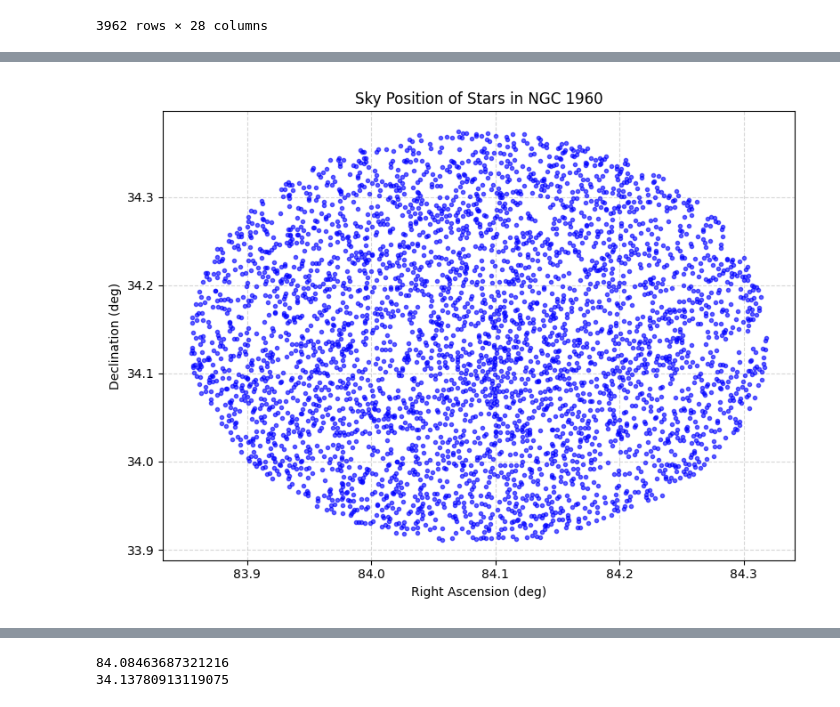
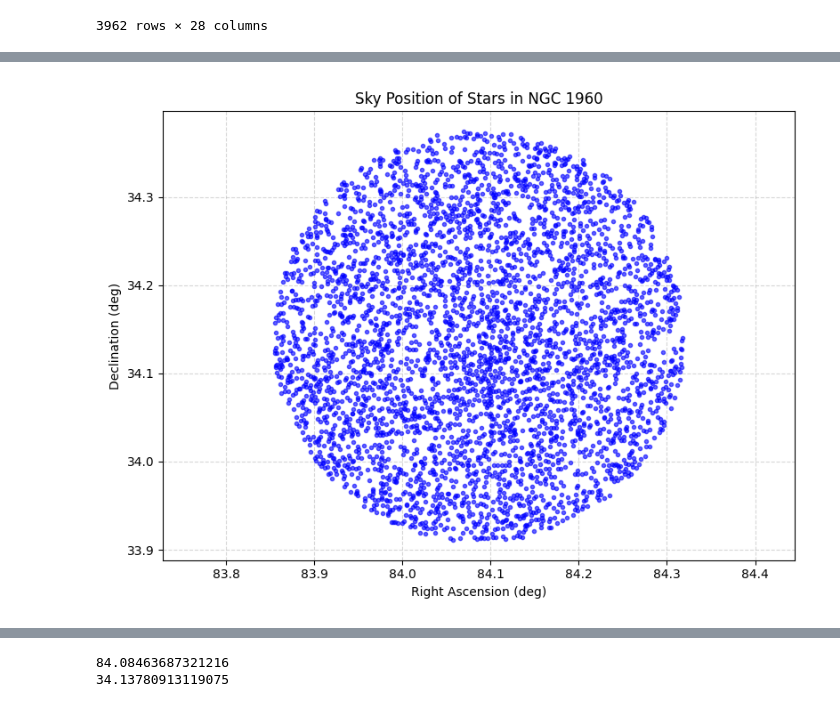
Before and after one commit to pranavkalsi/My-Projects, a Jupyter notebook: NGC_1960.ipynb, the cells around one changed output, grey strips where cells are left out. Saved outputs shown, nothing was run; the diff lists cells and outputs as text; code cells hidden in the pictures.

```diff
--- a/NGC_1960.ipynb
+++ b/NGC_1960.ipynb
@@ -77,11 +115,12 @@ NGC_1960_data['DEC_deg'] = NGC_1960_data['DEC'].apply(dec_to_deg)
 # %%
 plt.figure(figsize=(8, 6))
 plt.plot(NGC_1960_data.RA_deg, NGC_1960_data.DEC_deg, 'bo', markersize=3, alpha=0.6)
 plt.xlabel('Right Ascension (deg)')
 plt.ylabel('Declination (deg)')
+plt.axis('equal')
 plt.title('Sky Position of Stars in NGC 1960')
 plt.grid(True, linestyle='--', alpha=0.5)
 plt.tight_layout()
 plt.show()
 # %% [output]
-[figure, old version]
+[figure, new version]
```
Also changed, not shown: parts of 17 cells of this notebook, 1 other file.
